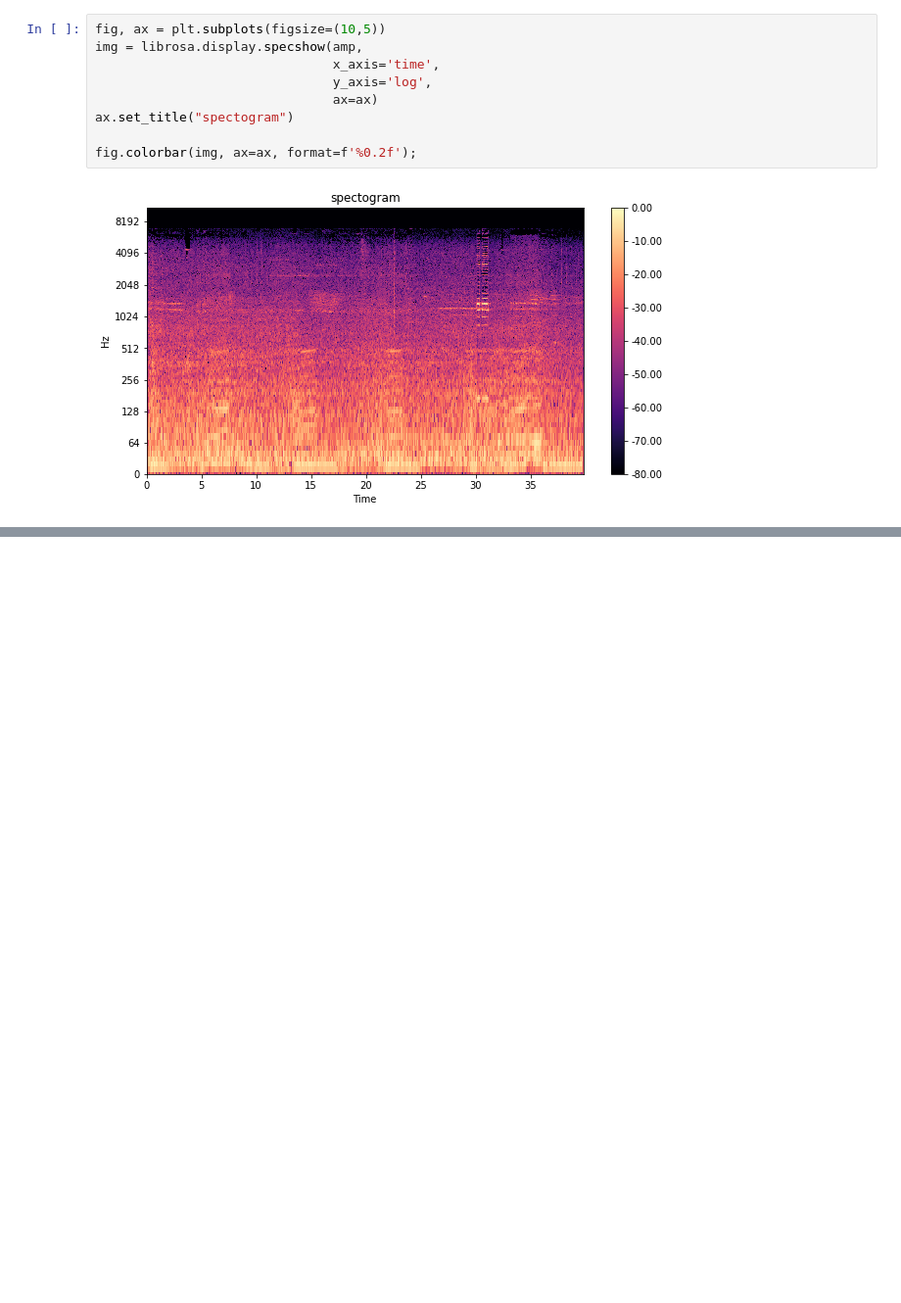
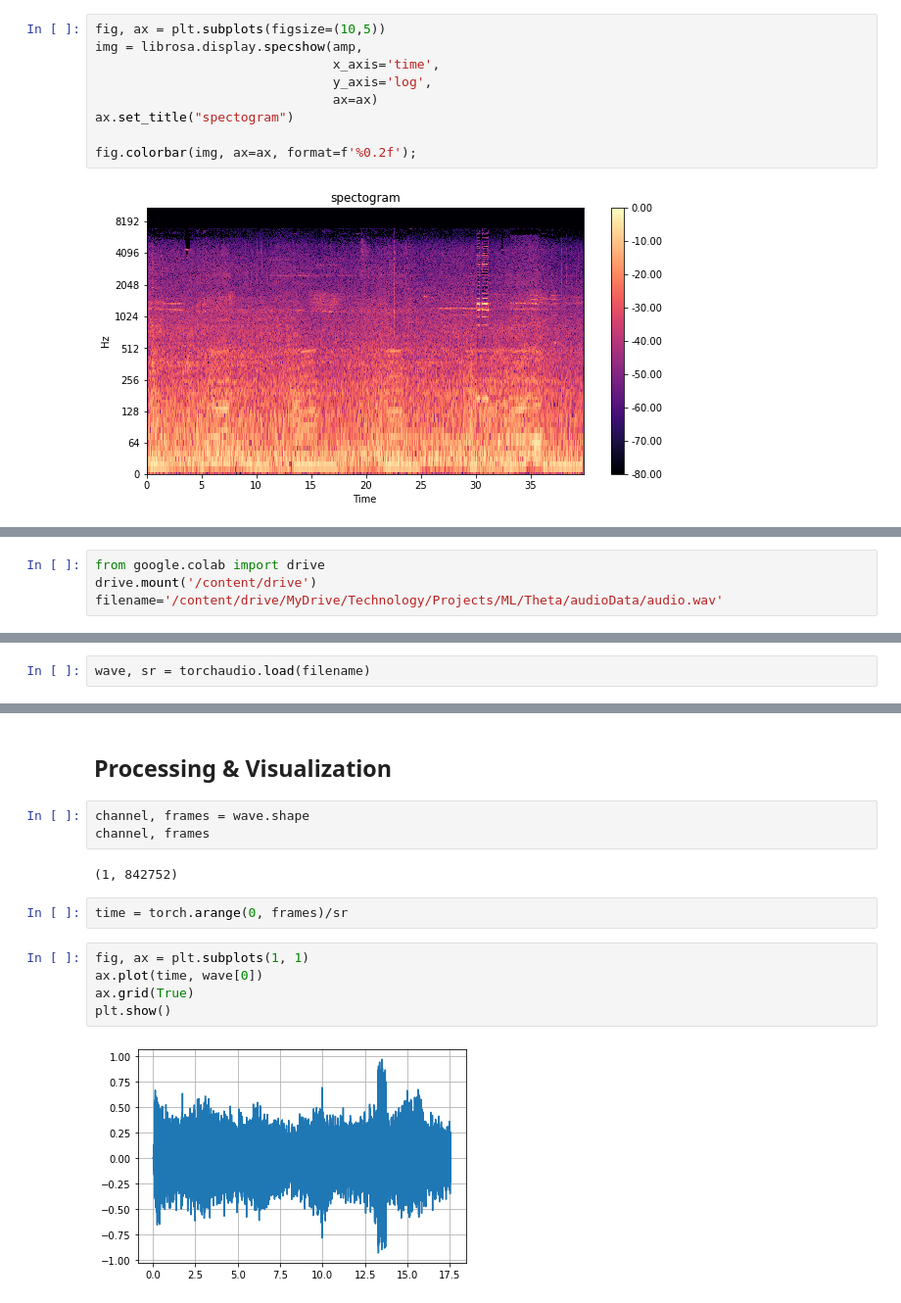
Before and after one commit to rvbug/Audio, a Jupyter notebook: Experiements.ipynb, the cells around one changed output, grey strips where cells are left out. Shown at 98% size. Drawn from its saved outputs; the diff is of its cells as text; blank space fills up the shorter version.

Commit message:
Support for Pytorch Audio

```diff
--- a/Experiements.ipynb
+++ b/Experiements.ipynb
@@ -179,0 +195,4 @@ fig.colorbar(img, ax=ax, format=f'%0.2f');
+# %%
+from google.colab import drive
+drive.mount('/content/drive')
+filename='/content/drive/MyDrive/Technology/Projects/ML/Theta/audioData/audio.wav'
@@ -179,0 +212,2 @@ fig.colorbar(img, ax=ax, format=f'%0.2f');
+# %%
+wave, sr = torchaudio.load(filename)
@@ -179,0 +230,16 @@ fig.colorbar(img, ax=ax, format=f'%0.2f');
+# %% [markdown]
+## Processing & Visualization
+# %%
+channel, frames = wave.shape
+channel, frames
+# %% [output]
+(1, 842752)
+# %%
+time = torch.arange(0, frames)/sr
+# %%
+fig, ax = plt.subplots(1, 1)
+ax.plot(time, wave[0])
+ax.grid(True)
+plt.show()
+# %% [output]
+[figure, added]
```
Also changed, not shown: parts of 24 cells of this notebook.
